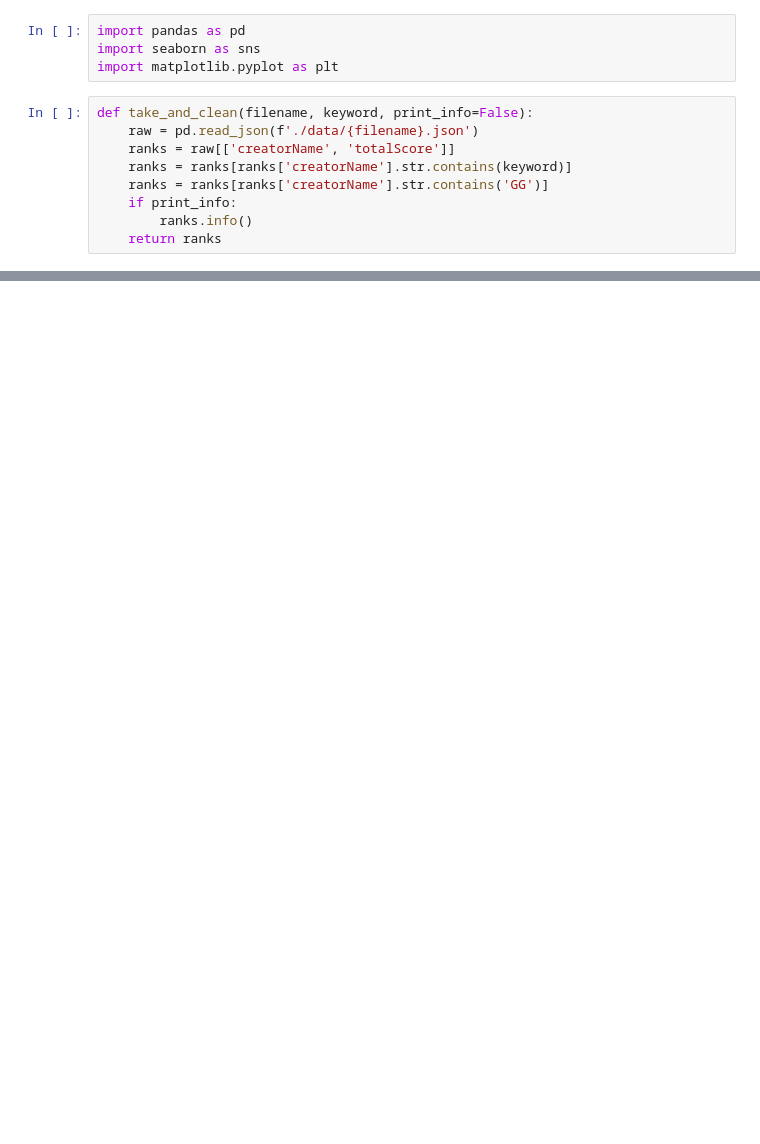
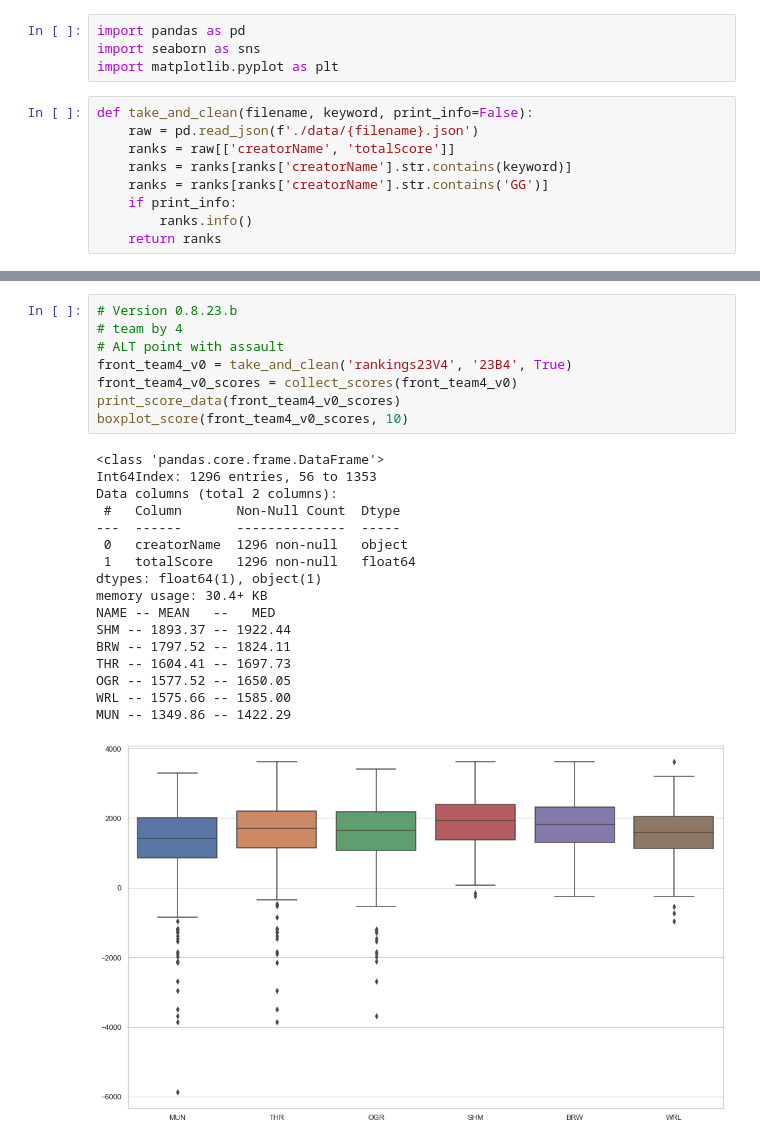
Before and after one commit to Bryukh/AILeagueBalance, a Jupyter notebook: GiantGatesAutoBalancerResults.ipynb, the cells around one changed output, grey strips where cells are left out. Drawn from its saved outputs; the diff is of its cells as text; blank space fills up the shorter version.

```diff
--- a/GiantGatesAutoBalancerResults.ipynb
+++ b/GiantGatesAutoBalancerResults.ipynb
@@ -60,0 +87,26 @@ OGR -- 10.07 -- -37.20
+# %%
+# Version 0.8.23.b
+# team by 4
+# ALT point with assault
+front_team4_v0 = take_and_clean('rankings23V4', '23B4', True)
+front_team4_v0_scores = collect_scores(front_team4_v0)
+print_score_data(front_team4_v0_scores)
+boxplot_score(front_team4_v0_scores, 10)
+# %% [output]
+<class 'pandas.core.frame.DataFrame'>
+Int64Index: 1296 entries, 56 to 1353
+Data columns (total 2 columns):
+ #   Column       Non-Null Count  Dtype
+---  ------       --------------  -----
+ 0   creatorName  1296 non-null   object
+ 1   totalScore   1296 non-null   float64
+dtypes: float64(1), object(1)
+memory usage: 30.4+ KB
+NAME -- MEAN   --   MED
+SHM -- 1893.37 -- 1922.44
+BRW -- 1797.52 -- 1824.11
+THR -- 1604.41 -- 1697.73
+OGR -- 1577.52 -- 1650.05
+WRL -- 1575.66 -- 1585.00
+MUN -- 1349.86 -- 1422.29
+[figure, added]
```
Also changed, not shown: parts of 7 cells of this notebook, 5 other files.
